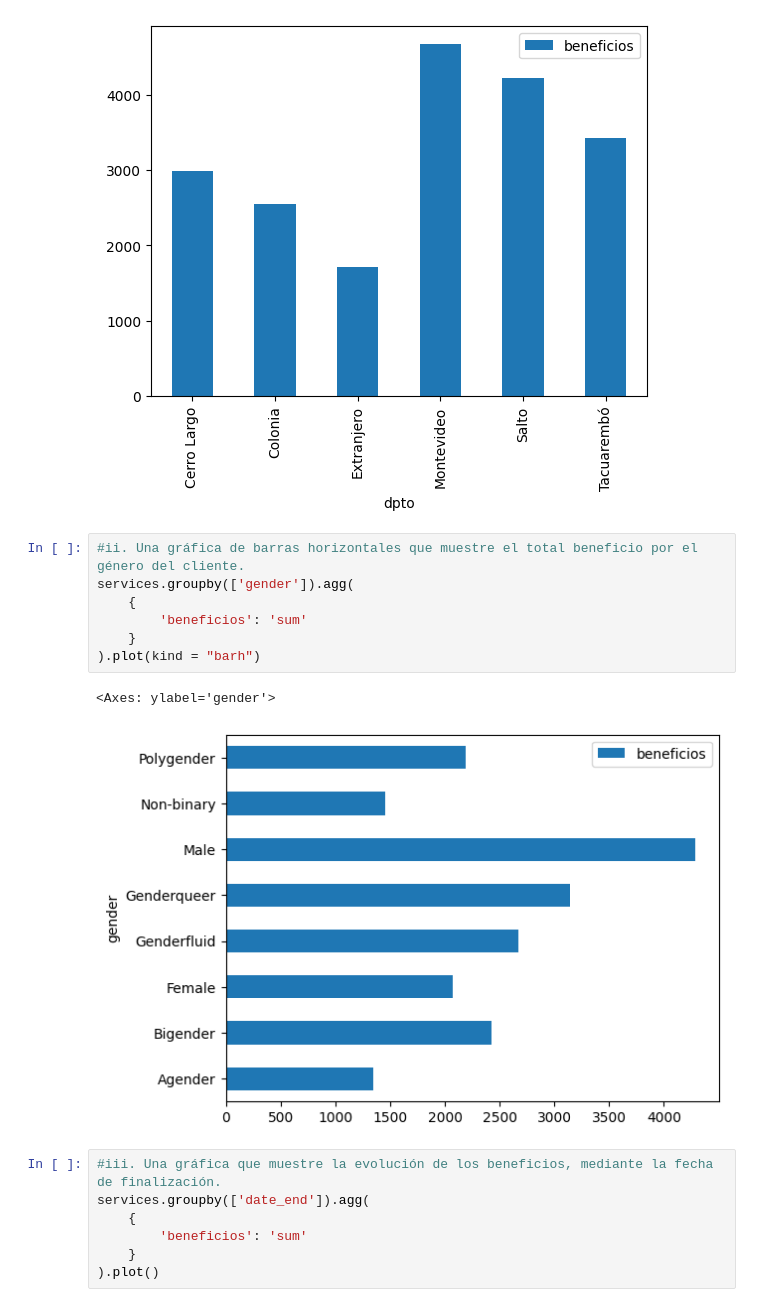
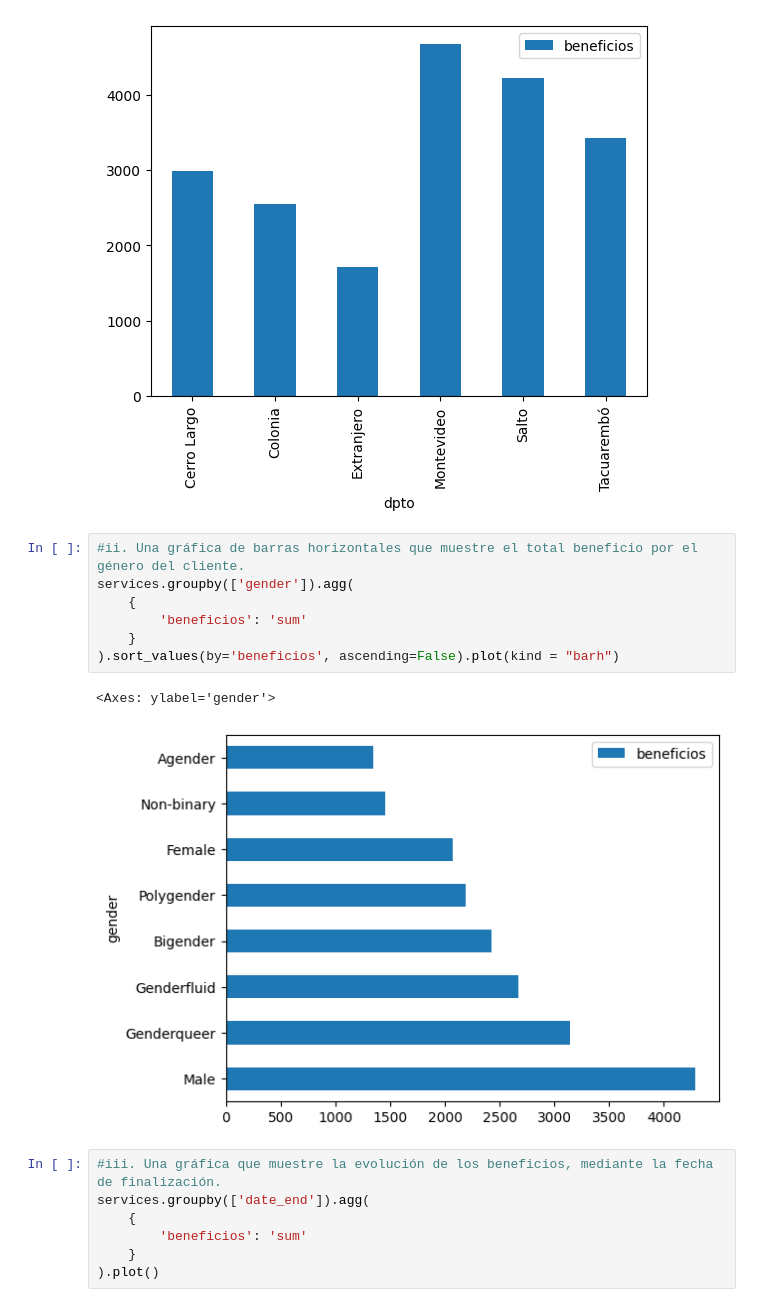
Before and after one commit to carlos1680/CPEDS, a Jupyter notebook: modulo2/5 Visualizaciones basicas/Practico/MiPractico4.ipynb, the cells around one changed output. Cells and saved outputs as stored; diff of their text form.

```diff
--- a/modulo2/5 Visualizaciones basicas/Practico/MiPractico4.ipynb
+++ b/modulo2/5 Visualizaciones basicas/Practico/MiPractico4.ipynb
@@ -160,13 +160,13 @@ services.groupby(['dpto']).agg(
 # %%
 #ii. Una gráfica de barras horizontales que muestre el total beneficio por el género del cliente.
 services.groupby(['gender']).agg(
     {
         'beneficios': 'sum'
     }
-).plot(kind = "barh")
+).sort_values(by='beneficios', ascending=False).plot(kind = "barh")
 # %% [output]
 <Axes: ylabel='gender'>
-[figure, old version]
+[figure, new version]
 # %%
 #iii. Una gráfica que muestre la evolución de los beneficios, mediante la fecha de finalización.
 services.groupby(['date_end']).agg(
```
Also changed, not shown: 8 other files.
